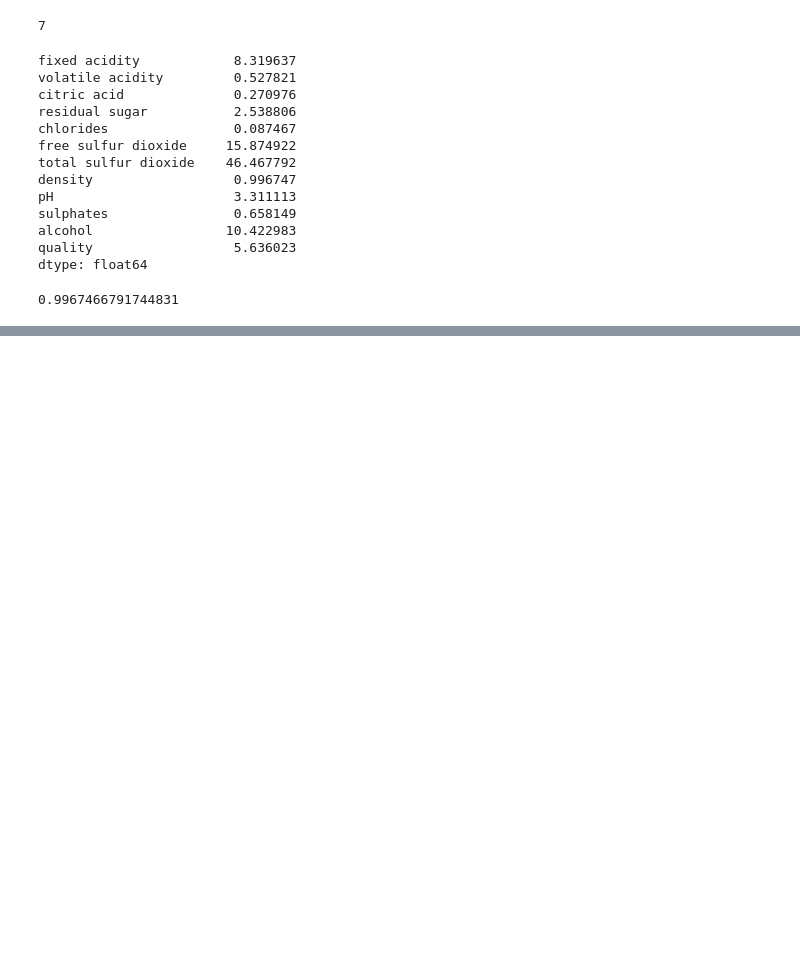
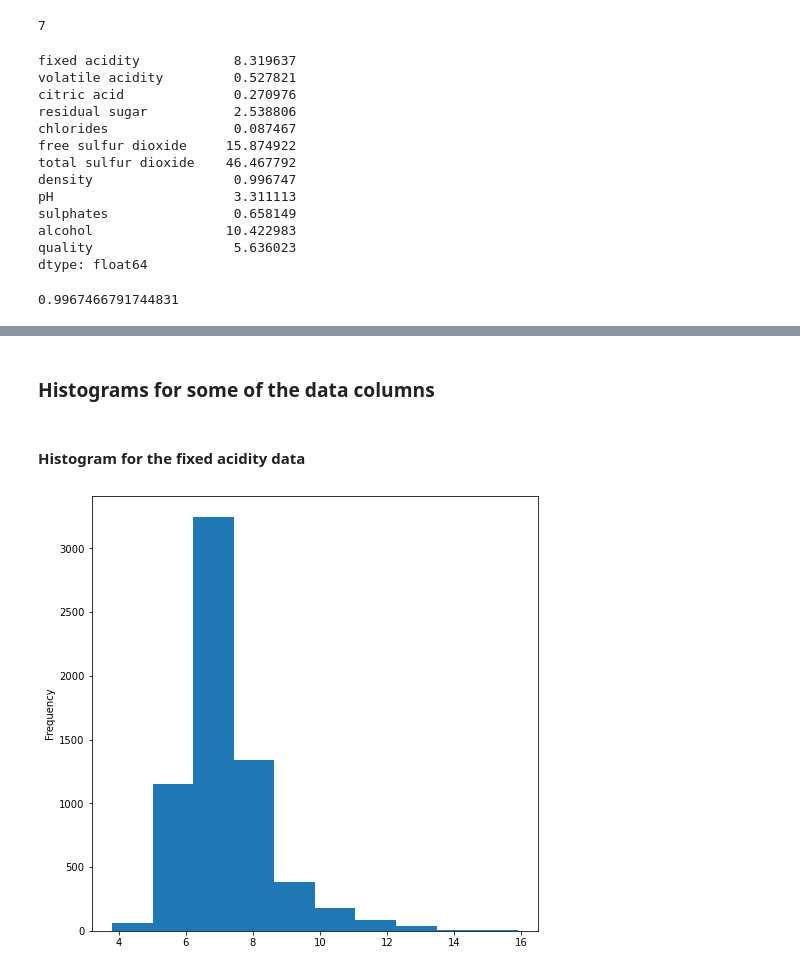
Before and after one commit to Kevson1/Data-Analysis-Case-Study-1, a Jupyter notebook: Wines notebook.ipynb, the cells around one changed output, grey strips where cells are left out. Saved outputs shown, nothing was run; the diff lists cells and outputs as text; code cells hidden in the pictures; blank space fills up the shorter version.

```diff
--- a/Wines notebook.ipynb
+++ b/Wines notebook.ipynb
@@ -192,0 +213,8 @@ wines_df.to_csv('winequality_edited.csv', index=False)
+# %% [markdown]
+### Histograms for some of the data columns
+# %% [markdown]
+#### Histogram for the fixed acidity data
+# %%
+new_wines_df['fixed acidity'].plot(kind='hist', figsize=(8,8));
+# %% [output]
+[figure, added]
```
Also changed, not shown: parts of 46 cells of this notebook.
